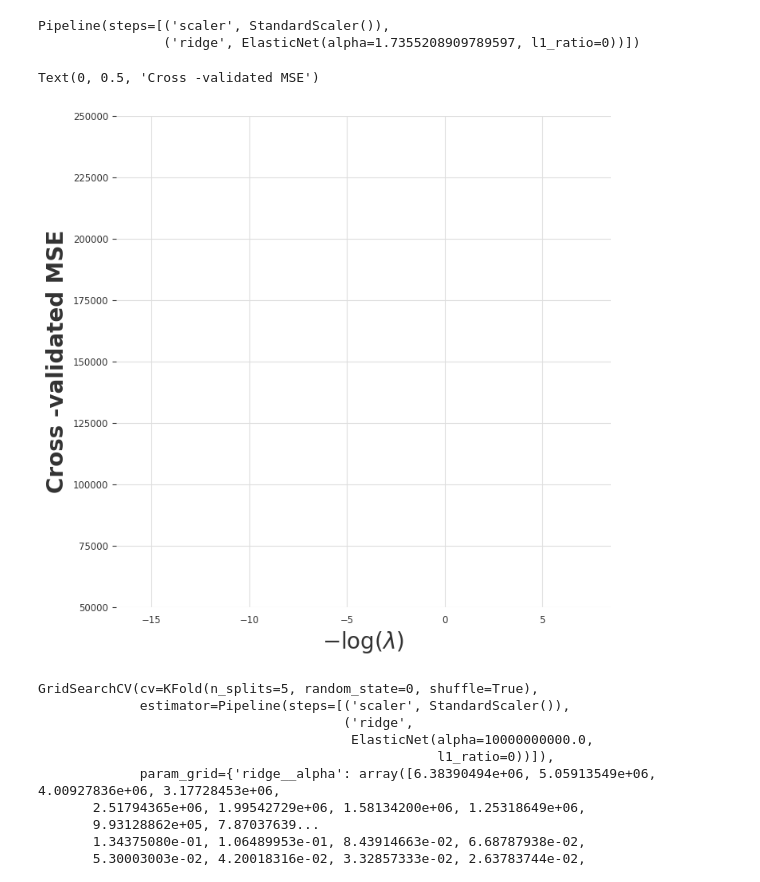
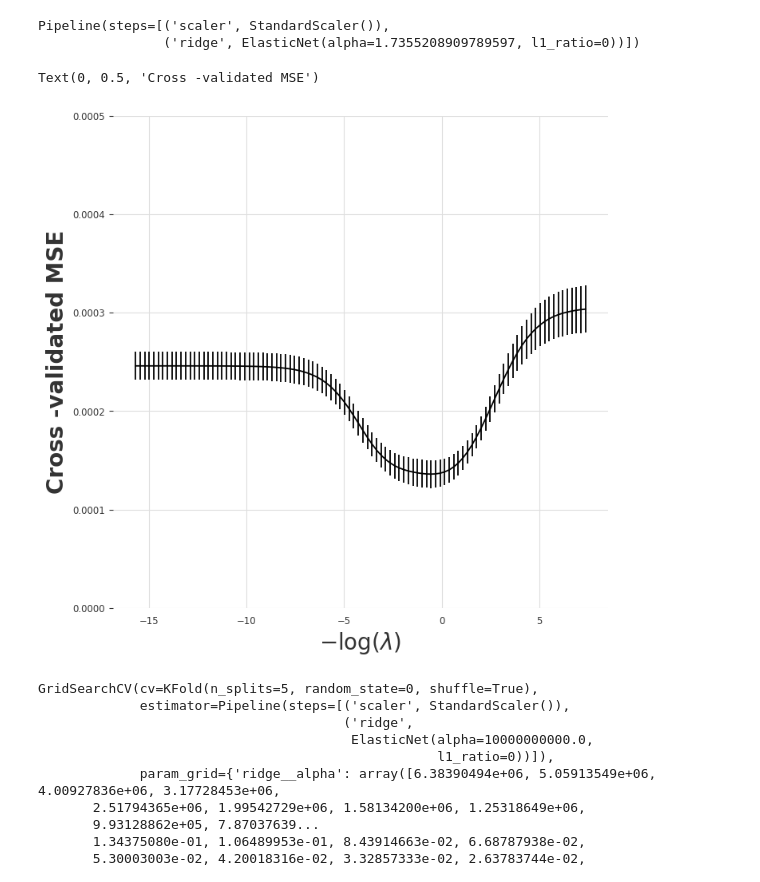
Before and after one commit to WhoopingTaco/Personal-Research-Learning, a Jupyter notebook: asxlasso basis working version.ipynb, the cells around one changed output. Drawn from its saved outputs; the diff is of its cells as text; code cells hidden in the pictures.

```diff
--- a/asxlasso basis working version.ipynb
+++ b/asxlasso basis working version.ipynb
@@ -51,9 +51,9 @@ WOW     0
 WPL     0
 Length: 100, dtype: int64
 # %%
-Hitters = Hitters.dropna ();
-Hitters.shape
-Hitters = Hitters.drop("Date", axis = 1)
+inputData = inputData.dropna ();
+inputData.shape
+inputData = inputData.drop("Date", axis = 1)
 # %%
 def nCp(sigma2 , estimator , X, Y):
     n, p = X.shape
@@ -61,9 +61,9 @@ def nCp(sigma2 , estimator , X, Y):
     RSS = np.sum((Y - Yhat)**2)
     return -(RSS + 2 * p * sigma2) / n
 # %%
-design = MS(Hitters.columns.drop('ABC')).fit(Hitters)
-Y = np.array(Hitters['ABC'])
-X = design.transform(Hitters)
+design = MS(inputData.columns.drop('ABC')).fit(inputData)
+Y = np.array(inputData['ABC'])
+X = design.transform(inputData)
 sigma2 = OLS(Y,X).fit().scale
 # %%
 neg_Cp = partial(nCp , sigma2)
@@ -77,8 +77,8 @@ len(design.terms),
 direction='forward')
 full_path = sklearn_selection_path(OLS , strategy)
 # %%
-full_path.fit(Hitters , Y)
-Yhat_in = full_path.predict(Hitters)
+full_path.fit(inputData , Y)
+Yhat_in = full_path.predict(inputData)
 Yhat_in.shape
 # %% [output]
 (253, 99)
@@ -88,7 +88,7 @@ kfold = skm.KFold(K,
 random_state=0,
 shuffle=True)
 # %%
-D = design.fit_transform(Hitters)
+D = design.fit_transform(inputData)
 # %%
 D = D.drop(['intercept'], axis=1)
 X = np.asarray(D)
@@ -244,14 +244,14 @@ Pipeline(steps=[('scaler', StandardScaler()),
 # %%
 ridge_fig , ax = subplots(figsize=(8,8))
 ax.errorbar(-np.log(lambdas),
 -grid.cv_results_['mean_test_score'],
 yerr=grid.cv_results_['std_test_score'] / np.sqrt(K))
-ax.set_ylim ([50000 ,250000])
+ax.set_ylim ([0 ,0.0005])
 ax.set_xlabel('$-\log(\lambda)$', fontsize=20)
 ax.set_ylabel('Cross -validated MSE', fontsize=20)
 # %% [output]
 Text(0, 0.5, 'Cross -validated MSE')
-[figure, old version]
+[figure, new version]
 # %%
 grid_r2 = skm.GridSearchCV(pipe ,
 param_grid ,
```
Also changed, not shown: parts of 10 cells of this notebook.
